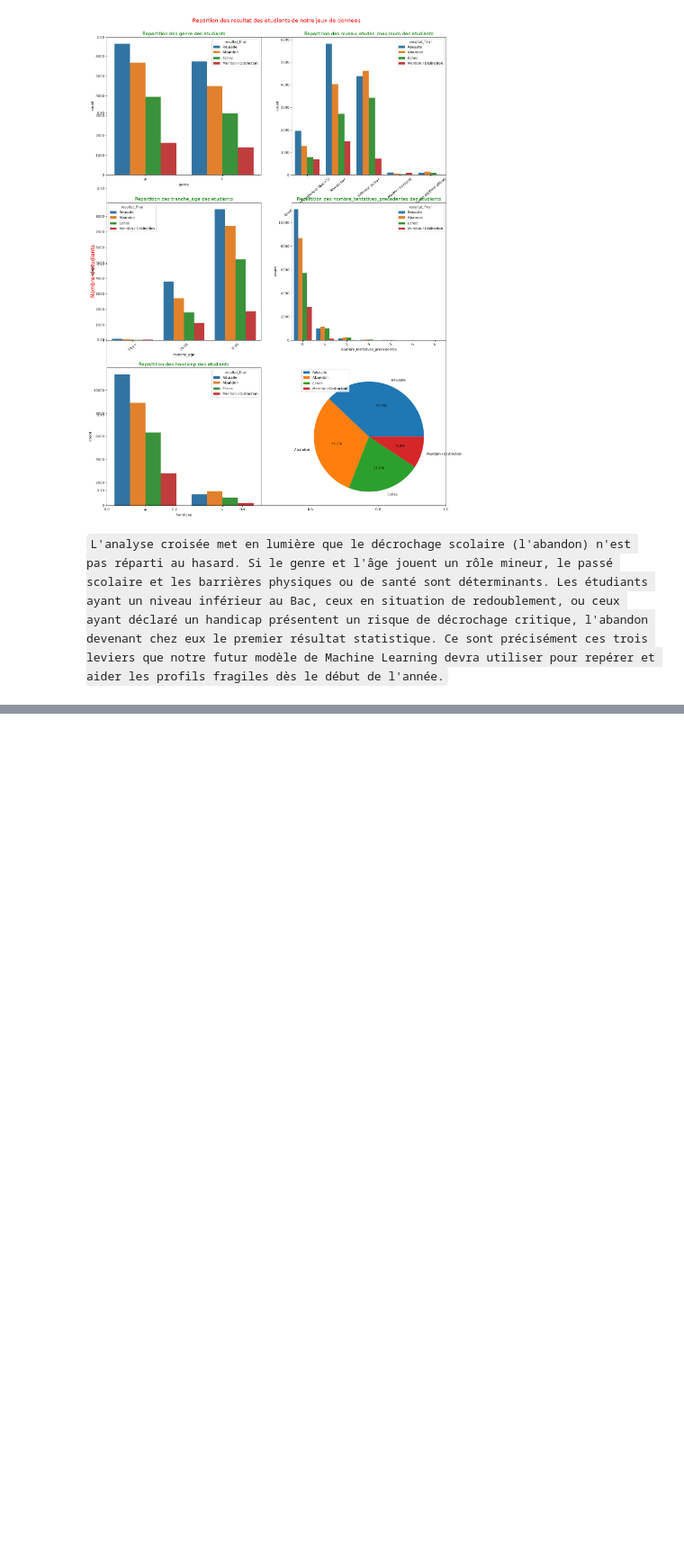
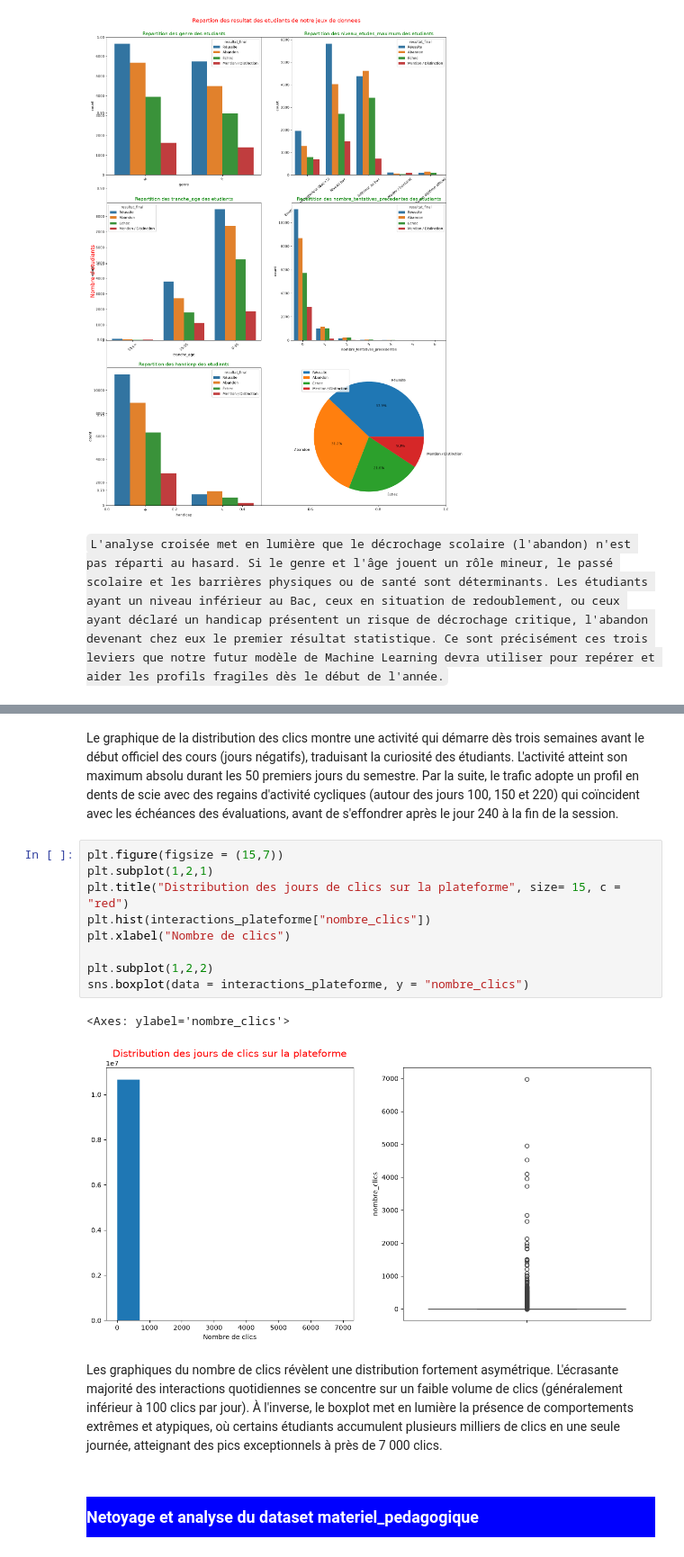
Before and after one commit to SAKPANI/Student-Success-Analytics, a Jupyter notebook: Student-Success-Analytics.ipynb, the cells around one changed output, grey strips where cells are left out. Shown at 90% size. Saved outputs shown, nothing was run; the diff lists cells and outputs as text; blank space fills up the shorter version.

```diff
--- a/Student-Success-Analytics.ipynb
+++ b/Student-Success-Analytics.ipynb
@@ -588,0 +790,18 @@ plt.legend()
+# %% [markdown]
+Le graphique de la distribution des clics montre une activité qui démarre dès trois semaines avant le début officiel des cours (jours négatifs), traduisant la curiosité des étudiants. L'activité atteint son maximum absolu durant les 50 premiers jours du semestre. Par la suite, le trafic adopte un profil en dents de scie avec des regains d'activité cycliques (autour des jours 100, 150 et 220) qui coïncident avec les échéances des évaluations, avant de s'effondrer après le jour 240 à la fin de la session.
+# %%
+plt.figure(figsize = (15,7))
+plt.subplot(1,2,1)
+plt.title("Distribution des jours de clics sur la plateforme", size= 15, c = "red")
+plt.hist(interactions_plateforme["nombre_clics"])
+plt.xlabel("Nombre de clics")
+
+plt.subplot(1,2,2)
+sns.boxplot(data = interactions_plateforme, y = "nombre_clics")
+# %% [output]
+<Axes: ylabel='nombre_clics'>
+[figure, added]
+# %% [markdown]
+Les graphiques du nombre de clics révèlent une distribution fortement asymétrique. L'écrasante majorité des interactions quotidiennes se concentre sur un faible volume de clics (généralement inférieur à 100 clics par jour). À l'inverse, le boxplot met en lumière la présence de comportements extrêmes et atypiques, où certains étudiants accumulent plusieurs milliers de clics en une seule journée, atteignant des pics exceptionnels à près de 7 000 clics.
+# %% [markdown]
+<h3 style = "background : blue ; padding :10px 0 10px 0; color :white">Netoyage et analyse du dataset materiel_pedagogique </h3>
```
Also changed, not shown: parts of 37 cells of this notebook.
